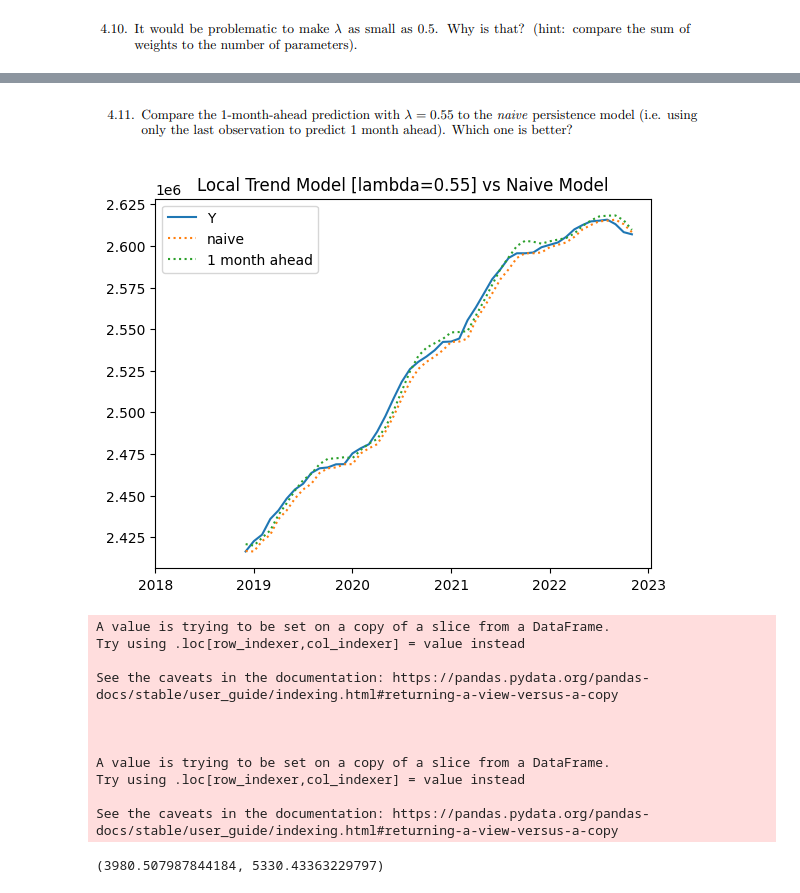
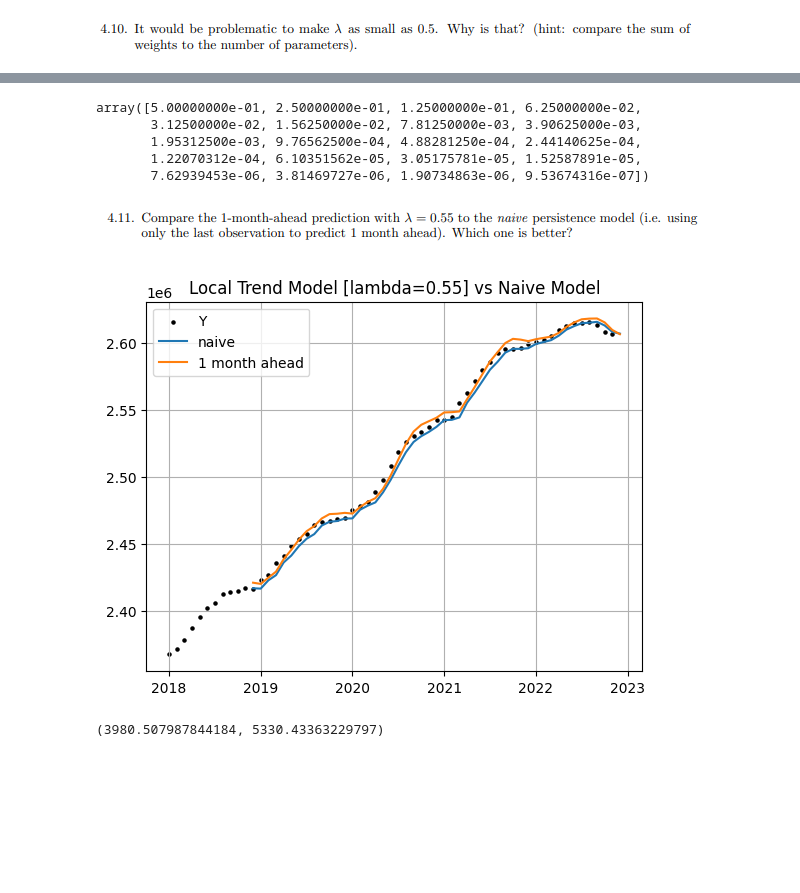
Before and after one commit to jakwisn/DTU-2024-TimeSeriesAnalysis, a Jupyter notebook: assignment1/a1e4.ipynb, the cells around one changed output, grey strips where cells are left out. Cells and saved outputs as stored; diff of their text form; code cells hidden in the pictures; blank space fills up the shorter version.

```diff
--- a/assignment1/a1e4.ipynb
+++ b/assignment1/a1e4.ipynb
@@ -255,3 +260,10 @@ Best lambda for 6 months ahead: 0.79, with value: 15600.56
 Best lambda for 1 year ahead: 0.95, with value: 19528.35
 # %% [markdown]
 ![image.png](attachment:image.png)
+# %%
+Fi = F(59, 0.4)
+hi = h(59, 0.4)
+
+Thetai = np.linalg.inv(Fi) @ hi
+
+Thetai.sum()
@@ -258,3 +282,11 @@ Best lambda for 1 year ahead: 0.95, with value: 19528.35
+# %%
+np.cumprod(np.ones(20) * 0.5)
+# %% [output]
+array([5.00000000e-01, 2.50000000e-01, 1.25000000e-01, 6.25000000e-02,
+       3.12500000e-02, 1.56250000e-02, 7.81250000e-03, 3.90625000e-03,
+       1.95312500e-03, 9.76562500e-04, 4.88281250e-04, 2.44140625e-04,
+       1.22070312e-04, 6.10351562e-05, 3.05175781e-05, 1.52587891e-05,
+       7.62939453e-06, 3.81469727e-06, 1.90734863e-06, 9.53674316e-07])
 # %% [markdown]
 ![image.png](attachment:image.png)
 # %%
@@ -281,33 +313,22 @@ preds_dummy[11:] = Y[10:].flatten()
 # %%
 df = pd.DataFrame({'Y': np.hstack((Y.flatten(), np.nan)), 'preds_dummy': preds_dummy, 'preds_1': preds_1})
 # %%
-plt.plot(df['Y'], label='Y')
-plt.plot(df['preds_dummy'], label='naive', linestyle=':')
-plt.plot(df['preds_1'], label='1 month ahead', linestyle=':')
+plt.scatter(np.arange(len(df['Y'])), df['Y'], 5,  label='Y', color='black')
+plt.plot(df['preds_dummy'], label='naive', linestyle='-')
+plt.plot(df['preds_1'], label='1 month ahead', linestyle='-')
 
 plt.xticks(np.arange(0, len(Y)+2, 12), np.arange(2018, 2024))
 plt.title('Local Trend Model [lambda=0.55] vs Naive Model')
 
 plt.legend()
+plt.grid()
 plt.savefig('local_trend_model_55_naive.png')
 # %% [output]
-[figure, old version]
+[figure, new version]
 # %%
 df = df.dropna()
 df['errors_1'] = df['Y'] - df['preds_1']
 df['errors_dummy'] = df['Y'] - df['preds_dummy']
-# %% [output]
-A value is trying to be set on a copy of a slice from a DataFrame.
-Try using .loc[row_indexer,col_indexer] = value instead
-
-See the caveats in the documentation: https://pandas.pydata.org/pandas-docs/stable/user_guide/indexing.html#returning-a-view-versus-a-copy
-
-
-
-A value is trying to be set on a copy of a slice from a DataFrame.
-Try using .loc[row_indexer,col_indexer] = value instead
-
-See the caveats in the documentation: https://pandas.pydata.org/pandas-docs/stable/user_guide/indexing.html#returning-a-view-versus-a-copy
 # %%
 np.sqrt((df['errors_1']**2).mean()), np.sqrt((df['errors_dummy']**2).mean())
 # %% [output]
```
Also changed, not shown: parts of 7 cells of this notebook.
